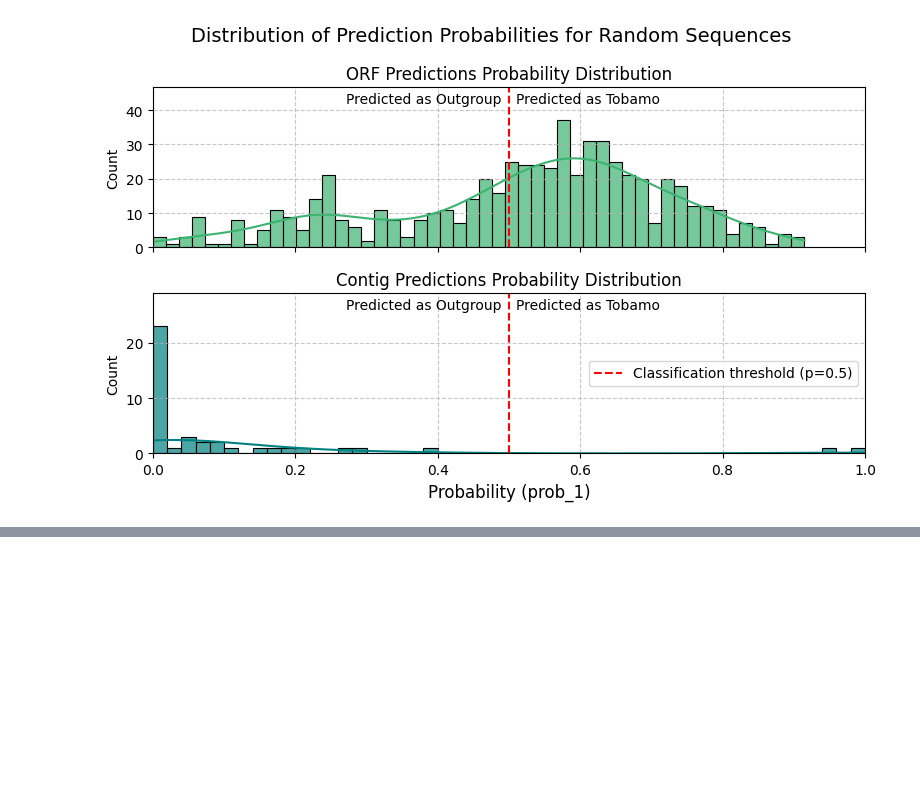
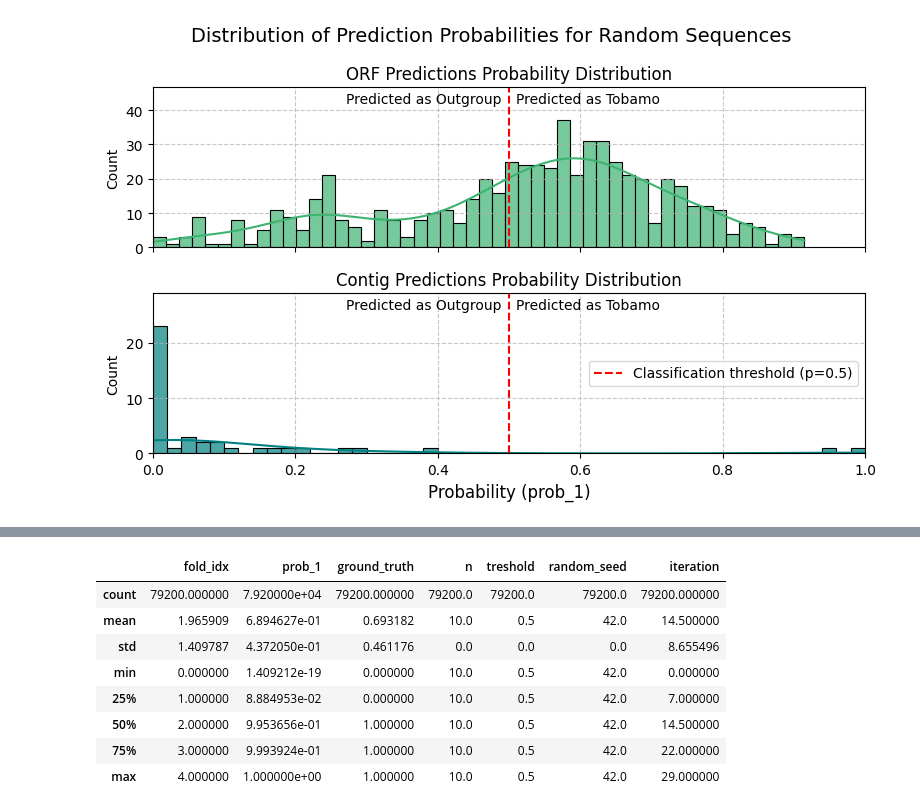
Before and after one commit to nezapajek/project-tobamo, a Jupyter notebook: analysis/model/notebooks/makeviz.ipynb, the cells around one changed output, grey strips where cells are left out. Cells and saved outputs as stored; diff of their text form; code cells hidden in the pictures; blank space fills up the shorter version.

```diff
--- a/analysis/model/notebooks/makeviz.ipynb
+++ b/analysis/model/notebooks/makeviz.ipynb
@@ -1768,0 +1762,12 @@ plt.show()
+# %%
+histogram_cv.describe()
+# %% [output]
+|  | fold_idx | prob_1 | ground_truth | n | treshold | random_seed | iteration |
+| count | 79200.000000 | 7.920000e+04 | 79200.000000 | 79200.0 | 79200.0 | 79200.0 | 79200.000000 |
+| mean | 1.965909 | 6.894627e-01 | 0.693182 | 10.0 | 0.5 | 42.0 | 14.500000 |
+| std | 1.409787 | 4.372050e-01 | 0.461176 | 0.0 | 0.0 | 0.0 | 8.655496 |
+| min | 0.000000 | 1.409212e-19 | 0.000000 | 10.0 | 0.5 | 42.0 | 0.000000 |
+| 25% | 1.000000 | 8.884953e-02 | 0.000000 | 10.0 | 0.5 | 42.0 | 7.000000 |
+| 50% | 2.000000 | 9.953656e-01 | 1.000000 | 10.0 | 0.5 | 42.0 | 14.500000 |
+| 75% | 3.000000 | 9.993924e-01 | 1.000000 | 10.0 | 0.5 | 42.0 | 22.000000 |
+| max | 4.000000 | 1.000000e+00 | 1.000000 | 10.0 | 0.5 | 42.0 | 29.000000 |
```
Also changed, not shown: parts of 8 cells of this notebook.
